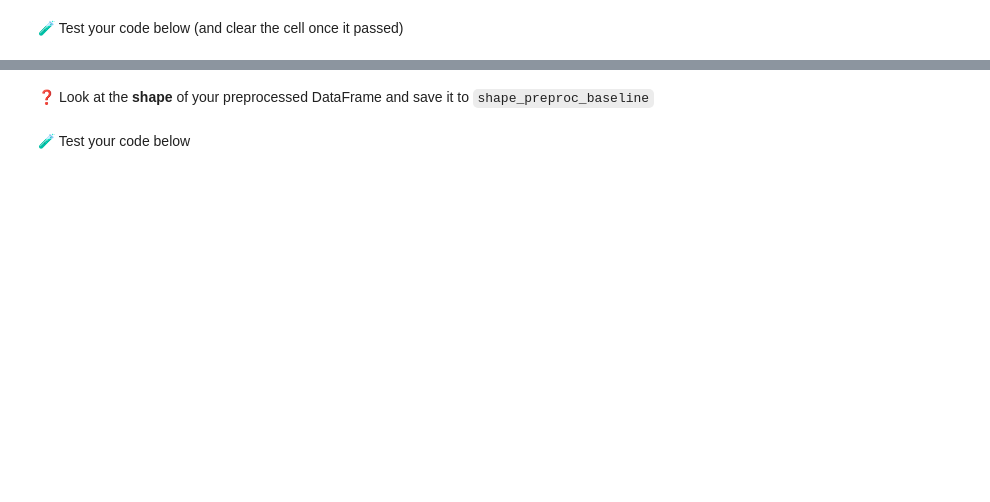
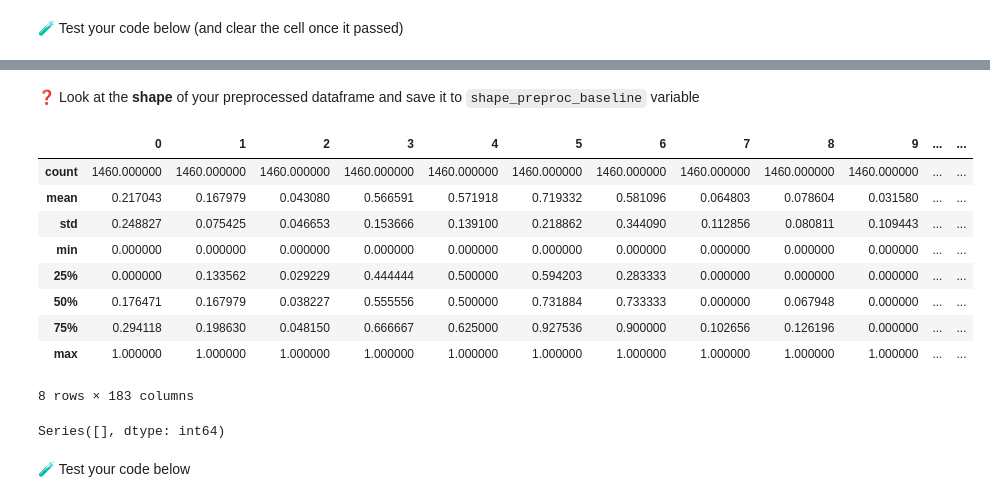
Before and after one commit to bleakwood/le-wagon-lectures, a Jupyter notebook: Recap/houses_kaggle_competition.ipynb, the cells around one changed output, grey strips where cells are left out. Cells and saved outputs as stored; diff of their text form; code cells hidden in the pictures; blank space fills up the shorter version.

```diff
--- a/Recap/houses_kaggle_competition.ipynb
+++ b/Recap/houses_kaggle_competition.ipynb
@@ -112,0 +142,2 @@ We know 2 main strategies to reduce the number of categorical features post-prep
+# %%
+feat_categorical_nunique = data.select_dtypes(include='object').nunique()
@@ -112,0 +185,2 @@ We know 2 main strategies to reduce the number of categorical features post-prep
+# %%
+feat_categorical_small = feat_categorical_nunique.loc[feat_categorical_nunique<7].index.to_list()
@@ -149,0 +258,20 @@ If you are confident, you can try Sklearn's shorter-syntax `make_pipeline` or `m
+# %%
+from sklearn.preprocessing import MinMaxScaler, StandardScaler
+from sklearn.impute import SimpleImputer
+from sklearn.pipeline import make_pipeline
+from sklearn.preprocessing import OneHotEncoder
+from sklearn.compose import ColumnTransformer, make_column_transformer, make_column_selector
+
+num_transformer = make_pipeline(SimpleImputer(strategy='mean'), MinMaxScaler())
+cat_transformer = make_pipeline(
+    SimpleImputer(strategy='most_frequent'),
+    OneHotEncoder(handle_unknown='ignore', sparse=False)
+)
+
+preprocessor = ColumnTransformer([
+    ('num_tr', num_transformer, make_column_selector(dtype_include=['float64', 'int64'])),
+    ('cat_tr', cat_transformer, feat_categorical_small)],
+    remainder='drop'
+)
+
+preprocessor
@@ -150,2 +316,2 @@ If you are confident, you can try Sklearn's shorter-syntax `make_pipeline` or `m
 # %% [markdown]
-❓ Look at the **shape** of your preprocessed DataFrame and save it to `shape_preproc_baseline`
+❓ Look at the **shape** of your preprocessed dataframe and save it to `shape_preproc_baseline` variable
@@ -153,0 +318,20 @@ If you are confident, you can try Sklearn's shorter-syntax `make_pipeline` or `m
+# %%
+X_transformed = pd.DataFrame(preprocessor.fit_transform(X))
+# pd.DataFrame(X_transformed).head()
+# %%
+X_transformed.describe()
+# %% [output]
+|  | 0 | 1 | 2 | 3 | 4 | 5 | 6 | 7 | 8 | 9 | ... | ... |
+| count | 1460.000000 | 1460.000000 | 1460.000000 | 1460.000000 | 1460.000000 | 1460.000000 | 1460.000000 | 1460.000000 | 1460.000000 | 1460.000000 | ... | ... |
+| mean | 0.217043 | 0.167979 | 0.043080 | 0.566591 | 0.571918 | 0.719332 | 0.581096 | 0.064803 | 0.078604 | 0.031580 | ... | ... |
+| std | 0.248827 | 0.075425 | 0.046653 | 0.153666 | 0.139100 | 0.218862 | 0.344090 | 0.112856 | 0.080811 | 0.109443 | ... | ... |
+| min | 0.000000 | 0.000000 | 0.000000 | 0.000000 | 0.000000 | 0.000000 | 0.000000 | 0.000000 | 0.000000 | 0.000000 | ... | ... |
+| 25% | 0.000000 | 0.133562 | 0.029229 | 0.444444 | 0.500000 | 0.594203 | 0.283333 | 0.000000 | 0.000000 | 0.000000 | ... | ... |
+| 50% | 0.176471 | 0.167979 | 0.038227 | 0.555556 | 0.500000 | 0.731884 | 0.733333 | 0.000000 | 0.067948 | 0.000000 | ... | ... |
+| 75% | 0.294118 | 0.198630 | 0.048150 | 0.666667 | 0.625000 | 0.927536 | 0.900000 | 0.102656 | 0.126196 | 0.000000 | ... | ... |
+| max | 1.000000 | 1.000000 | 1.000000 | 1.000000 | 1.000000 | 1.000000 | 1.000000 | 1.000000 | 1.000000 | 1.000000 | ... | ... |
+8 rows × 183 columns
+# %%
+X_transformed.isnull().sum()[X_transformed.isnull().sum()>0]
+# %% [output]
+Series([], dtype: int64)
```
Also changed, not shown: parts of 150 cells of this notebook.
